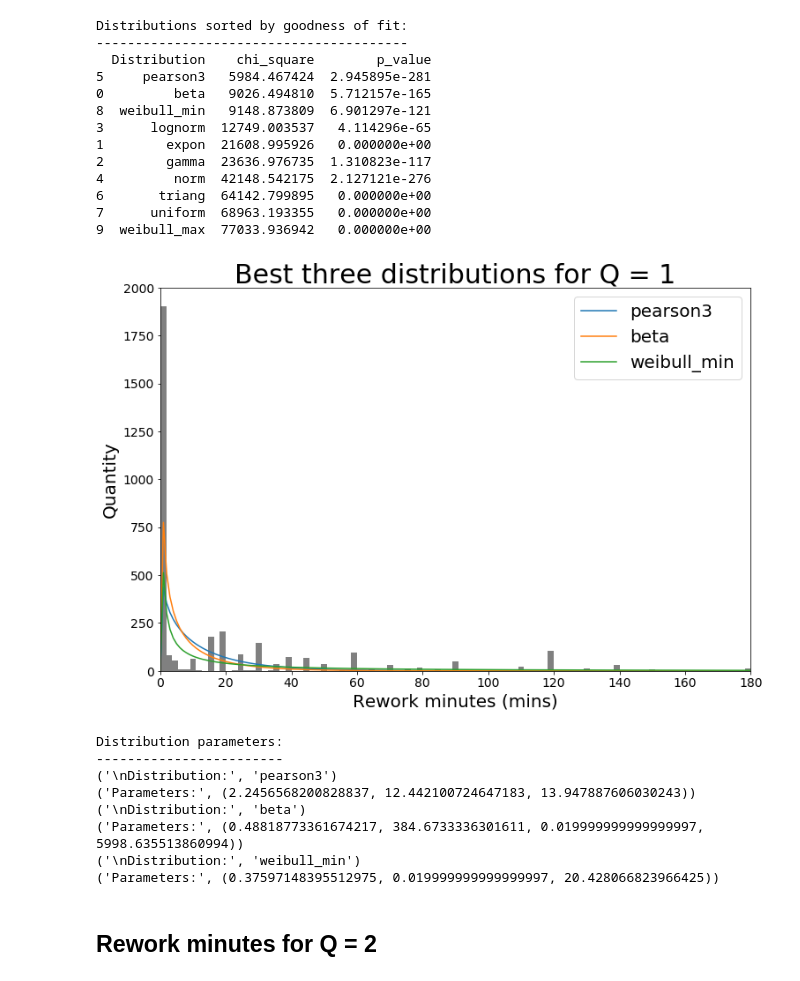
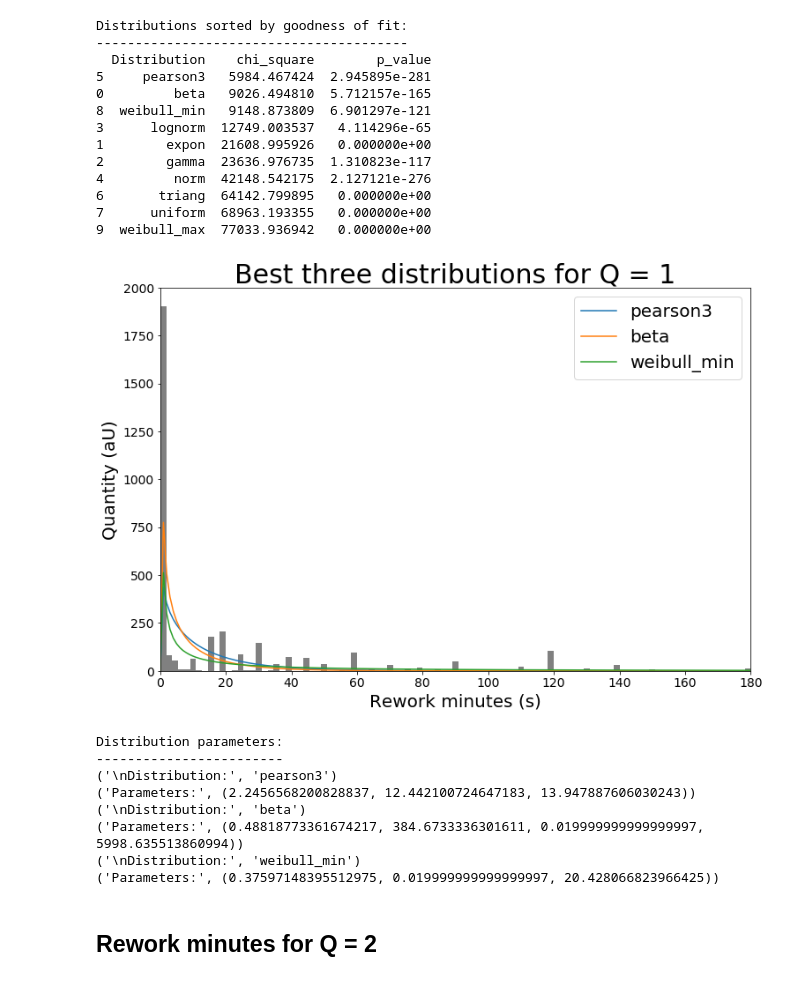
Before and after one commit to jetsaltydog/MINI_project, a Jupyter notebook: Distribution_fits.ipynb, the cells around one changed output. Drawn from its saved outputs; the diff is of its cells as text; code cells hidden in the pictures.

```diff
--- a/Distribution_fits.ipynb
+++ b/Distribution_fits.ipynb
@@ -197,8 +197,8 @@ Distributions sorted by goodness of fit:
 # %%
 plt.figure(figsize = [12,8])
 
-plt.xlabel('Rework minutes (mins)',fontsize = 20 )
-plt.ylabel('Quantity',fontsize = 20)
+plt.xlabel('Rework minutes (s)',fontsize = 20 )
+plt.ylabel('Quantity (aU)',fontsize = 20)
 plt.tick_params(labelsize=14)
 plt.title('Best three distributions for Q = 1', fontsize = 30)
 
@@ -229,35 +229,36 @@ for dist_name in dist_names:
     pdf_fitted = dist.pdf(x_1, *param[:-2], loc=param[-2], scale=param[-1])
     scale_pdf = np.trapz (h[0], h[1][:-1]) / np.trapz (pdf_fitted, x_1)
     pdf_fitted *= scale_pdf
 
     # Add the line to the plot
 
     plt.plot(pdf_fitted, label=dist_name)
 
     # Set the plot x axis to contain 99% of the data
     # This can be removed, but sometimes outlier data makes the plot less clear
-    plt.xlim(0,np.percentile(y_1,99))
+    plt.xlim(0, np.percentile(y_1,99))
+
 
 # Add legend and display plot
 
 plt.legend(loc=1, prop={'size': 20})
 plt.show()
 
 # Store distribution paraemters in a dataframe (this could also be saved)
 dist_parameters = pd.DataFrame()
 dist_parameters['Distribution'] = (
         results['Distribution'].iloc[0:number_distributions_to_plot])
 dist_parameters['Distribution parameters'] = parameters
 
 # Print parameter results
 print ('\nDistribution parameters:')
 print ('------------------------')
 
 for index, row in dist_parameters.iterrows():
     print ('\nDistribution:', row[0])
     print ('Parameters:', row[1] )
 # %% [output]
-[figure, old version]
+[figure, new version]
 Distribution parameters:
 ------------------------
 ('\nDistribution:', 'pearson3')
```
Also changed, not shown: parts of 1 cell of this notebook.
